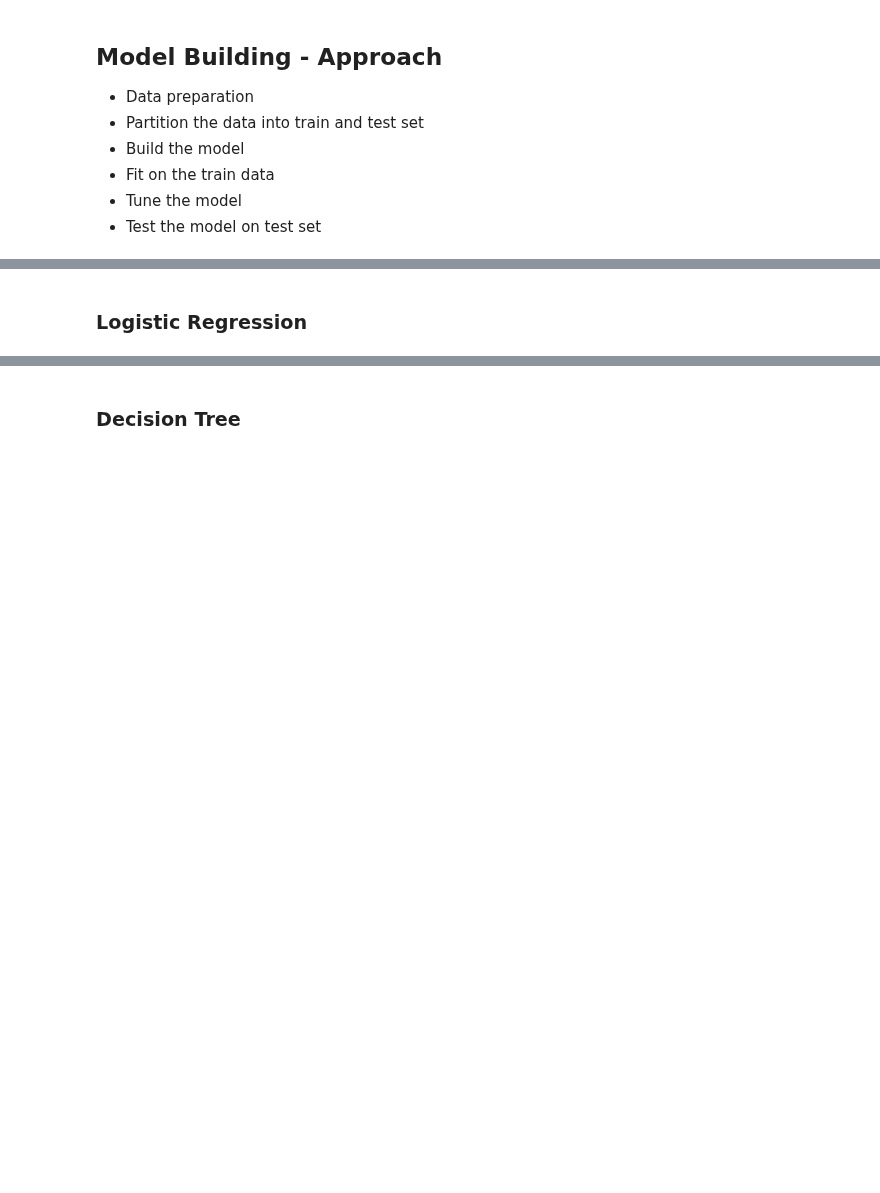
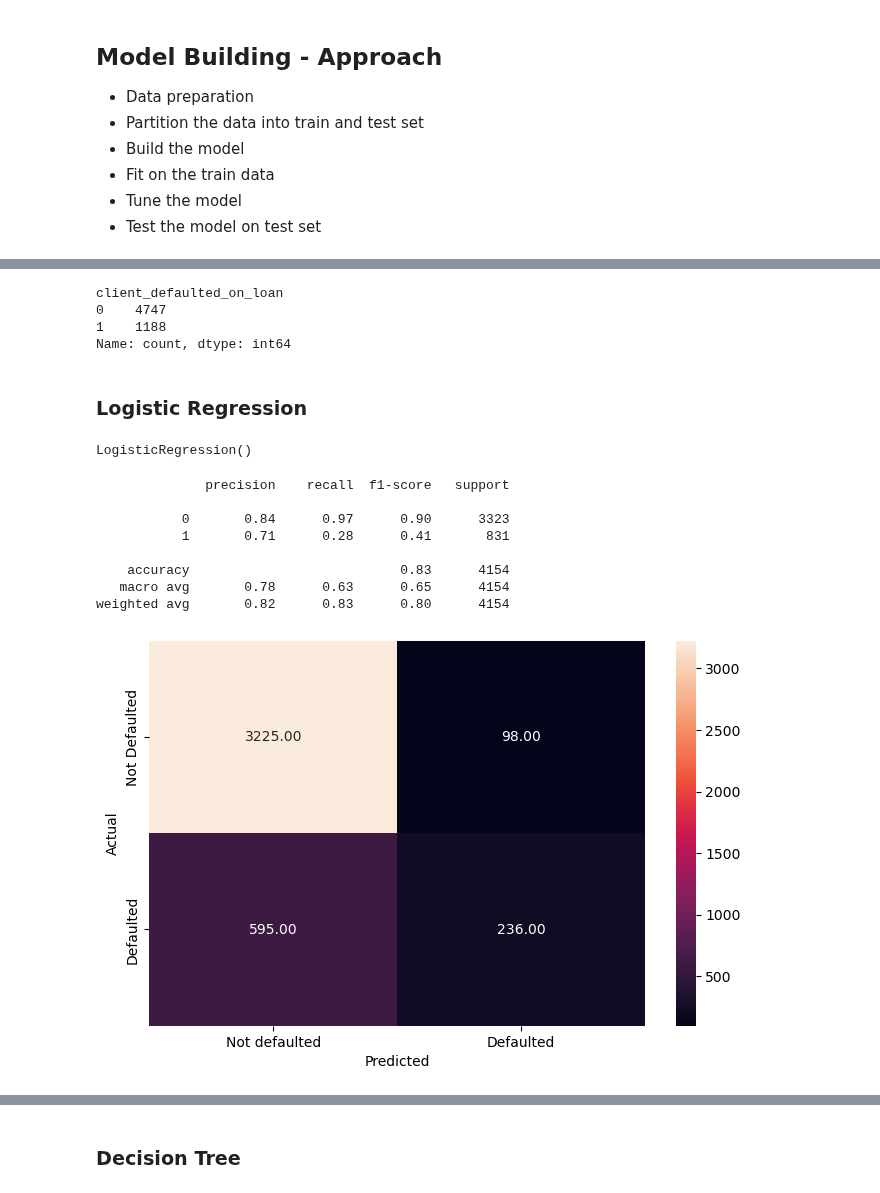
Before and after one commit to vmagar1729/analytiqbit, a Jupyter notebook: notebooks/Capstone_Project_Reference_Notebook_Loan_Default_Prediction_Full_Code.ipynb, the cells around one changed output, grey strips where cells are left out. Saved outputs shown, nothing was run; the diff lists cells and outputs as text; code cells hidden in the pictures; blank space fills up the shorter version.

Commit message:
Logistic regression - iterations 1 complete

```diff
--- a/notebooks/Capstone_Project_Reference_Notebook_Loan_Default_Prediction_Full_Code.ipynb
+++ b/notebooks/Capstone_Project_Reference_Notebook_Loan_Default_Prediction_Full_Code.ipynb
@@ -753,16 +767,48 @@ default_model.drop(columns=['mortgage_amount_due', 'property_current_value'], in
 # %%
 # Transform the categorical variables using one-hot encoding
 default_model = pd.get_dummies(default_model, columns=['loan_request_reason', 'applicant_job_type'])
-# %%
-# scale the dataframe
-model_scaler = StandardScaler()
-default_model = pd.DataFrame(scaler.fit_transform(default_model), columns=default_model.columns)
 # %%
 # Separate the target variable
 Y = default_model.client_defaulted_on_loan
 X = default_model.drop('client_defaulted_on_loan', axis=1)
+# %%
+Y.value_counts()
+# %% [output]
+client_defaulted_on_loan
+0    4747
+1    1188
+Name: count, dtype: int64
+# %%
+# Scale the data
+sc = StandardScaler()
+
+X_scaled = sc.fit_transform(X)
+
+X_scaled = pd.DataFrame(X_scaled, columns = X.columns)
 # %%
 # Create the training anb testing datasets
-x_train, x_test, y_train, y_test = train_test_split(X, Y, test_size = 0.3, shuffle = True, random_state = 1)
+x_train, x_test, y_train, y_test = train_test_split(X_scaled, Y, test_size = 0.3, random_state = 1, stratify = Y)
 # %% [markdown]
 ### Logistic Regression
+# %%
+# Fitting the logistic regression model
+lg = LogisticRegression()
+
+lg.fit(x_train, y_train)
+# %% [output]
+LogisticRegression()
+# %%
+# Checking the performance on the training data
+y_pred_train = lg.predict(x_train)
+
+metrics_score(y_train, y_pred_train)
+# %% [output]
+              precision    recall  f1-score   support
+
+           0       0.84      0.97      0.90      3323
+           1       0.71      0.28      0.41       831
+
+    accuracy                           0.83      4154
+   macro avg       0.78      0.63      0.65      4154
+weighted avg       0.82      0.83      0.80      4154
+[figure, added]
```
Also changed, not shown: parts of 15 cells of this notebook, 4 other files.
